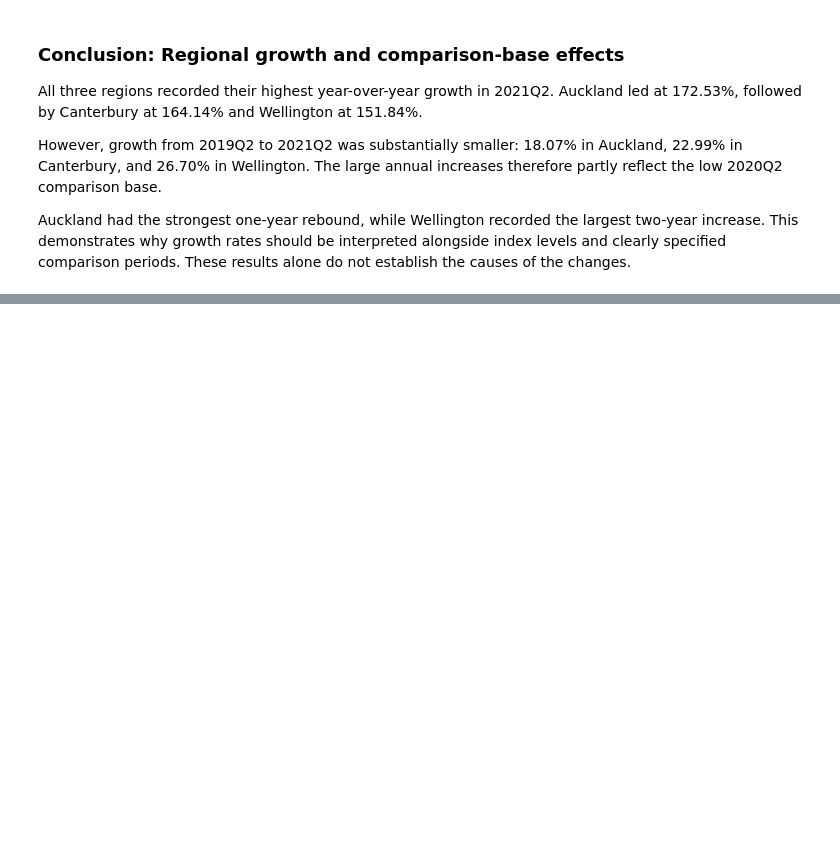
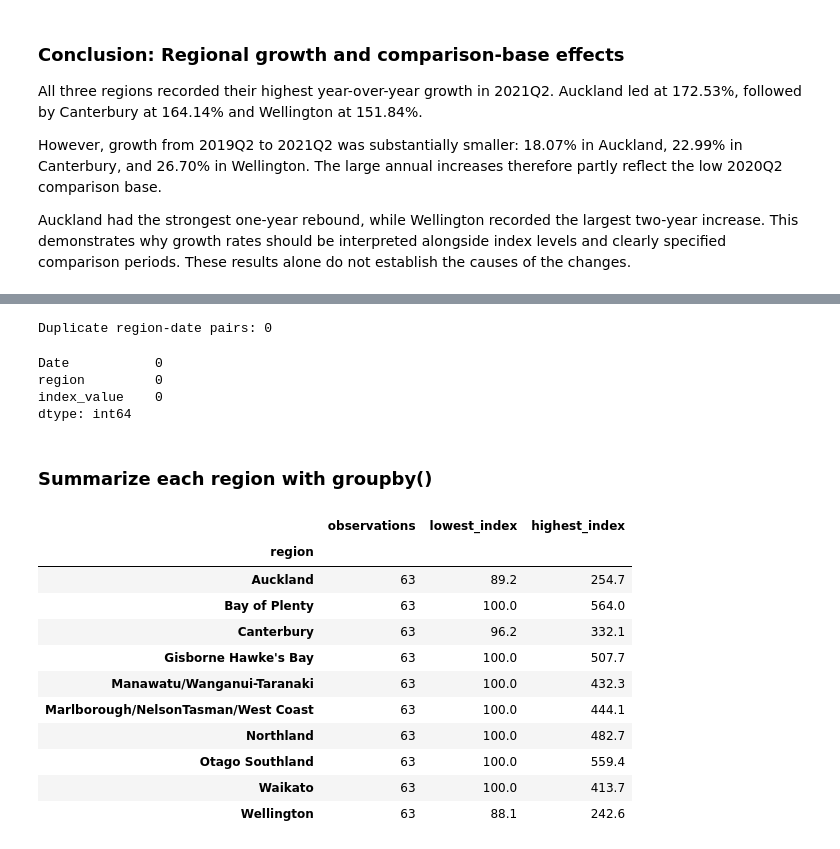
Before and after one commit to kamalpreetsinghh/nz-job-market-data-analysis, a Jupyter notebook: notebooks/02_regional_analysis.ipynb, the cells around one changed output, grey strips where cells are left out. Saved outputs shown, nothing was run; the diff lists cells and outputs as text; code cells hidden in the pictures; blank space fills up the shorter version.

Commit message:
Reshape regional indices and summarize historical peaks

```diff
--- a/notebooks/02_regional_analysis.ipynb
+++ b/notebooks/02_regional_analysis.ipynb
@@ -355,0 +361,8 @@ Auckland had the strongest one-year rebound, while Wellington recorded the large
+# %%
+regional_long = regional.melt(
+    id_vars="Date",
+    var_name="region",
+    value_name="index_value"
+)
+
+regional_long.head()
@@ -355,0 +403,40 @@ Auckland had the strongest one-year rebound, while Wellington recorded the large
+# %%
+print(
+    "Duplicate region-date pairs:",
+    regional_long.duplicated(subset=["Date", "region"]).sum()
+)
+
+regional_long.isna().sum()
+# %% [output]
+Duplicate region-date pairs: 0
+Date           0
+region         0
+index_value    0
+dtype: int64
+# %% [markdown]
+### Summarize each region with groupby()
+# %%
+regional_summary = (
+    regional_long
+    .groupby("region")
+    .agg(
+        observations=("index_value", "size"),
+        lowest_index=("index_value", "min"),
+        highest_index=("index_value", "max")
+    )
+)
+
+regional_summary.round(2)
+# %% [output]
+|  | observations | lowest_index | highest_index |
+| region |  |  |  |
+| Auckland | 63 | 89.2 | 254.7 |
+| Bay of Plenty | 63 | 100.0 | 564.0 |
+| Canterbury | 63 | 96.2 | 332.1 |
+| Gisborne Hawke's Bay | 63 | 100.0 | 507.7 |
+| Manawatu/Wanganui-Taranaki | 63 | 100.0 | 432.3 |
+| Marlborough/NelsonTasman/West Coast | 63 | 100.0 | 444.1 |
+| Northland | 63 | 100.0 | 482.7 |
+| Otago Southland | 63 | 100.0 | 559.4 |
+| Waikato | 63 | 100.0 | 413.7 |
+| Wellington | 63 | 88.1 | 242.6 |
```
Also changed, not shown: parts of 8 cells of this notebook.
